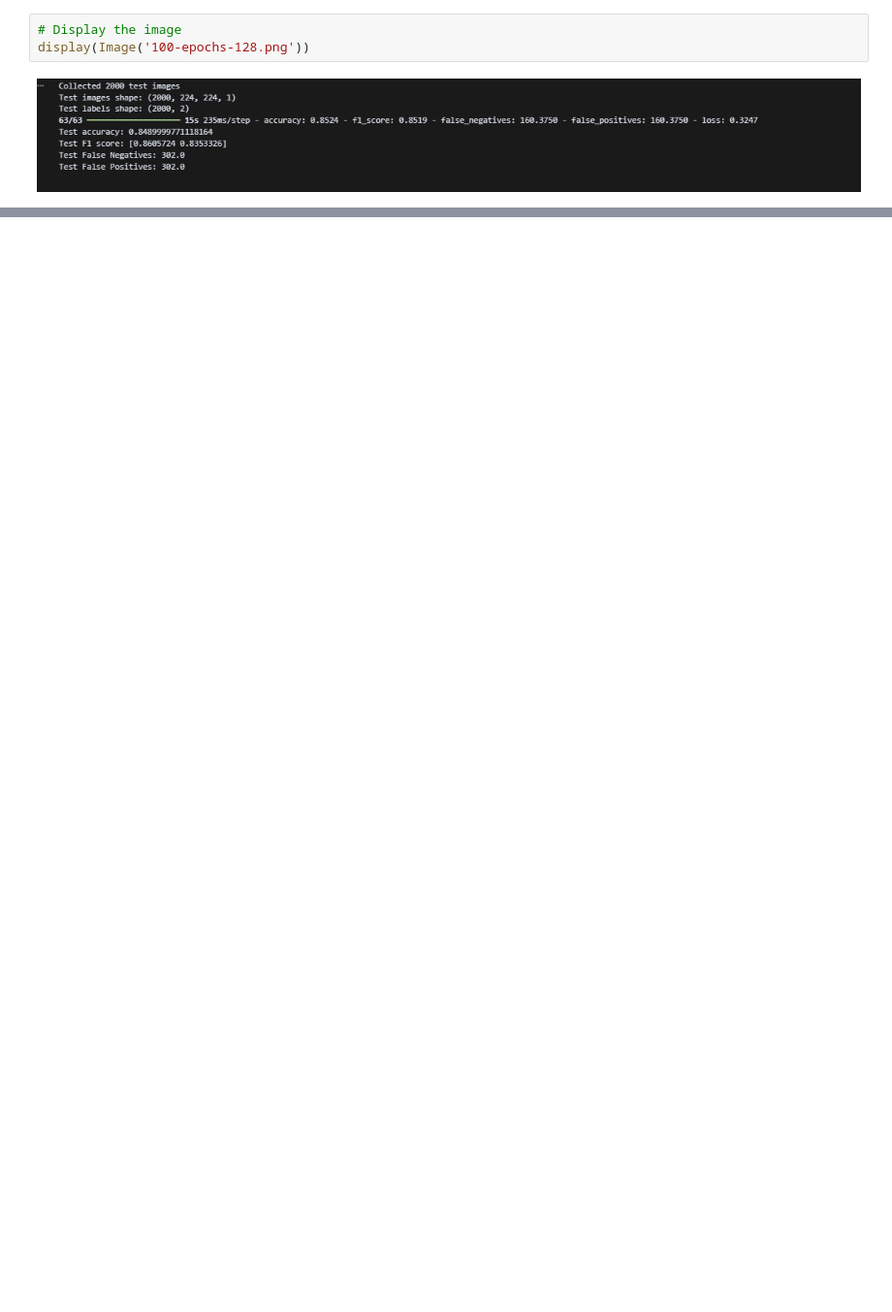
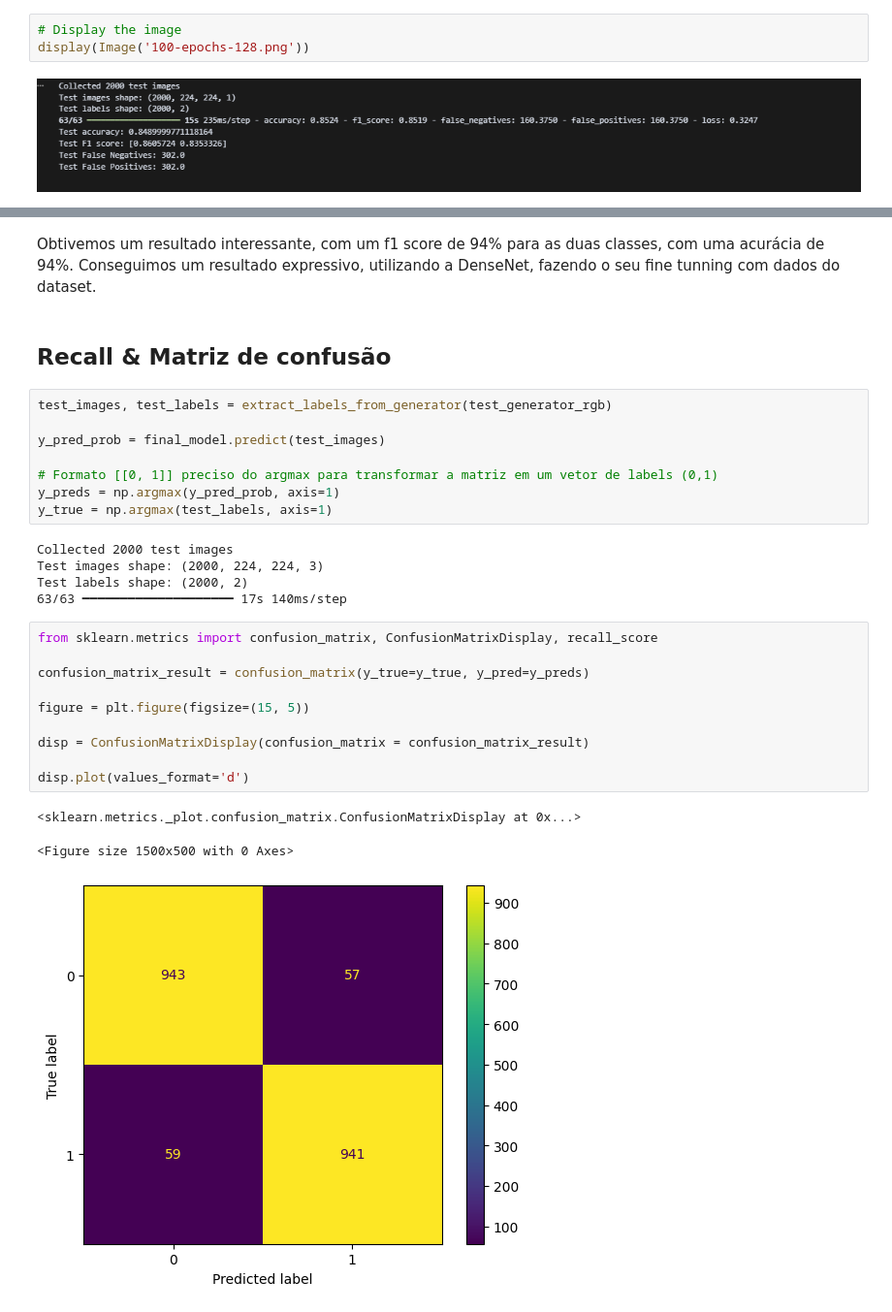
Before and after one commit to gabrielrizzo/melanome-cancer-detection, a Jupyter notebook: cancer.ipynb, the cells around one changed output, grey strips where cells are left out. Shown at 97% size. Drawn from its saved outputs; the diff is of its cells as text; blank space fills up the shorter version.

```diff
--- a/cancer.ipynb
+++ b/cancer.ipynb
@@ -653,0 +799,31 @@ display(Image('100-epochs-128.png'))
+# %% [markdown]
+Obtivemos um resultado interessante, com um f1 score de 94% para as duas classes, com uma acurácia de 94%. Conseguimos um resultado expressivo, utilizando a DenseNet, fazendo o seu fine tunning com dados do dataset.
+# %% [markdown]
+## Recall & Matriz de confusão
+# %%
+test_images, test_labels = extract_labels_from_generator(test_generator_rgb)
+
+y_pred_prob = final_model.predict(test_images)
+
+# Formato [[0, 1]] preciso do argmax para transformar a matriz em um vetor de labels (0,1)
+y_preds = np.argmax(y_pred_prob, axis=1)
+y_true = np.argmax(test_labels, axis=1)
+# %% [output]
+Collected 2000 test images
+Test images shape: (2000, 224, 224, 3)
+Test labels shape: (2000, 2)
+63/63 ━━━━━━━━━━━━━━━━━━━━ 17s 140ms/step
+# %%
+from sklearn.metrics import confusion_matrix, ConfusionMatrixDisplay, recall_score
+
+confusion_matrix_result = confusion_matrix(y_true=y_true, y_pred=y_preds)
+
+figure = plt.figure(figsize=(15, 5))
+
+disp = ConfusionMatrixDisplay(confusion_matrix = confusion_matrix_result)
+
+disp.plot(values_format='d')
+# %% [output]
+<sklearn.metrics._plot.confusion_matrix.ConfusionMatrixDisplay at 0x...>
+<Figure size 1500x500 with 0 Axes>
+[figure, added]
```
Also changed, not shown: parts of 39 cells of this notebook.
